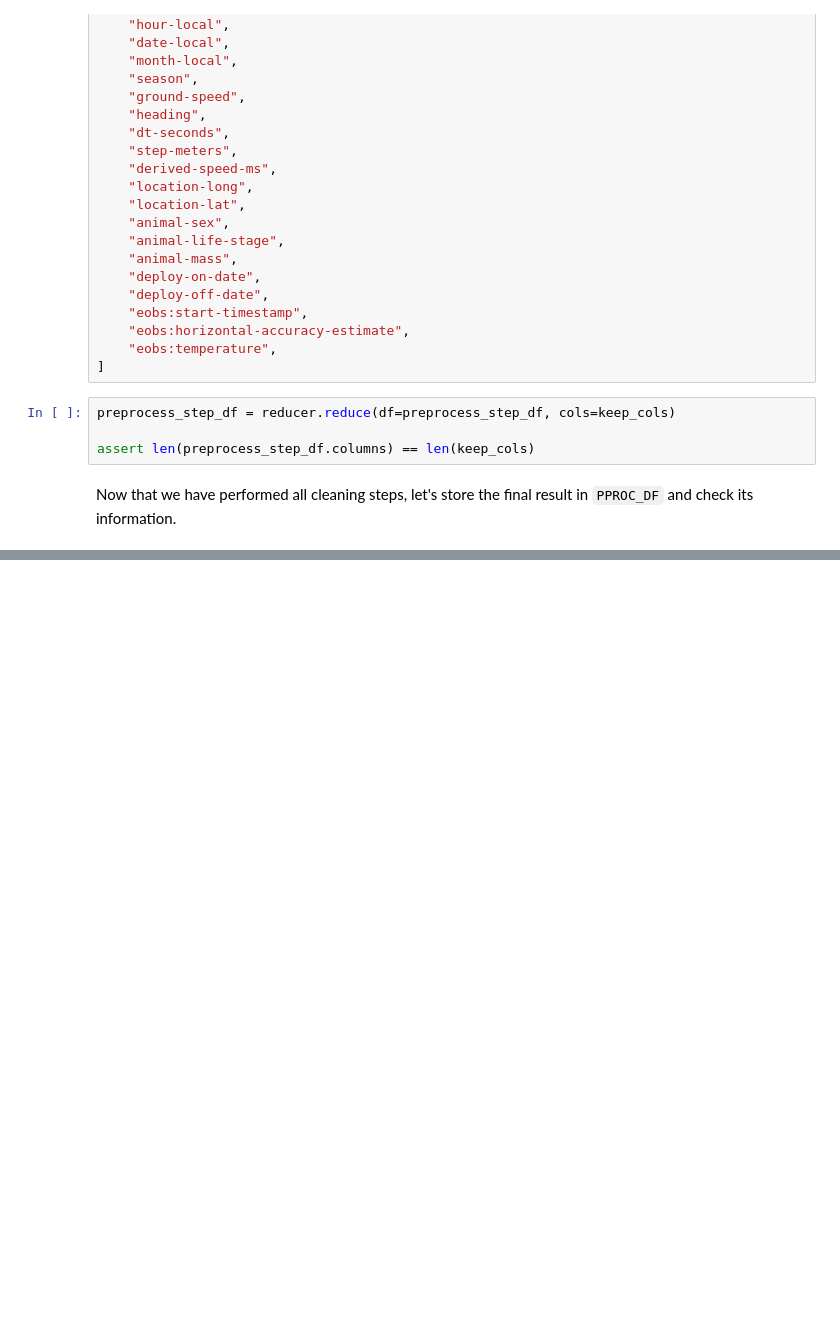
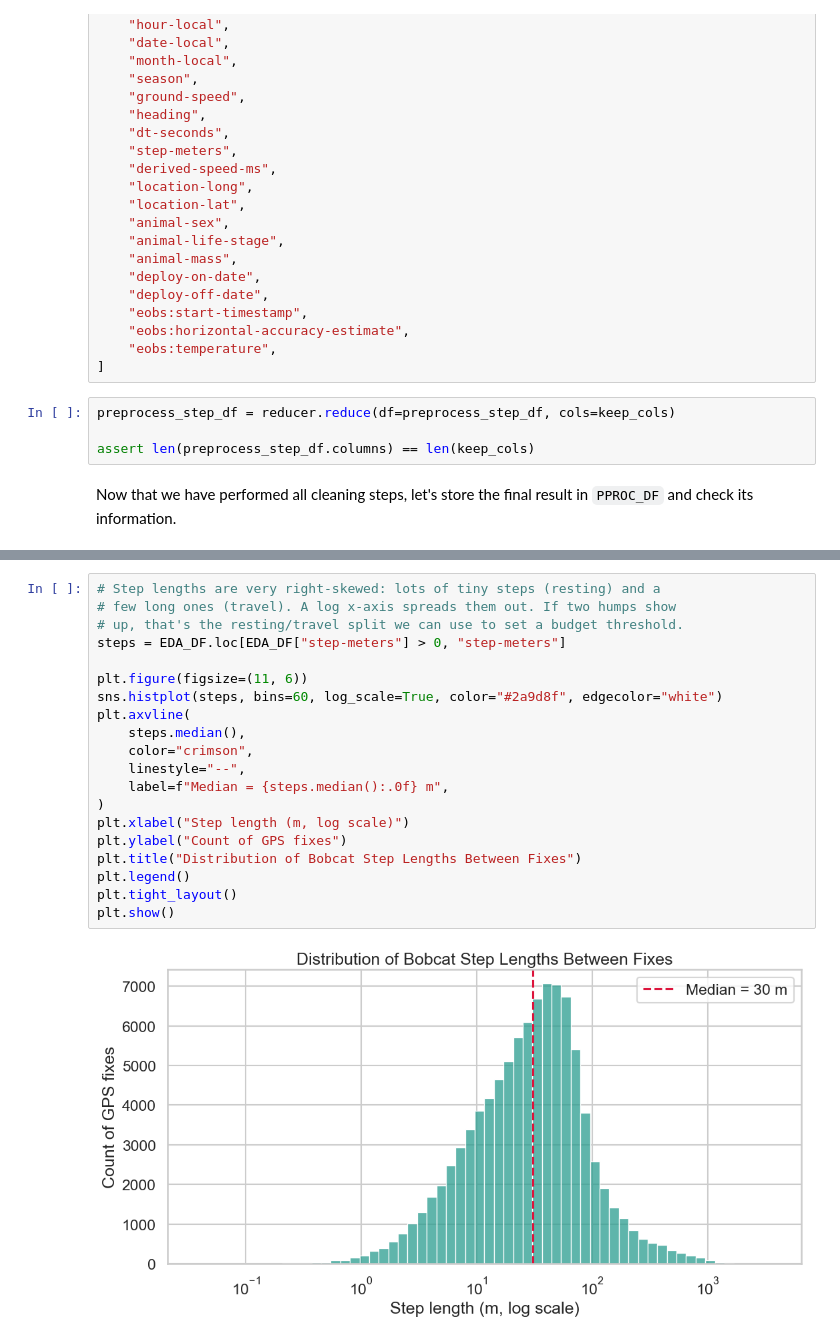
Before and after one commit to zrygan/animove, a Jupyter notebook: notebooks/data_processing.ipynb, the cells around one changed output, grey strips where cells are left out. Cells and saved outputs as stored; diff of their text form; blank space fills up the shorter version.

```diff
--- a/notebooks/data_processing.ipynb
+++ b/notebooks/data_processing.ipynb
@@ -494,0 +564,22 @@ The researcj questions?
+# %%
+# Step lengths are very right-skewed: lots of tiny steps (resting) and a
+# few long ones (travel). A log x-axis spreads them out. If two humps show
+# up, that's the resting/travel split we can use to set a budget threshold.
+steps = EDA_DF.loc[EDA_DF["step-meters"] > 0, "step-meters"]
+
+plt.figure(figsize=(11, 6))
+sns.histplot(steps, bins=60, log_scale=True, color="#2a9d8f", edgecolor="white")
+plt.axvline(
+    steps.median(),
+    color="crimson",
+    linestyle="--",
+    label=f"Median = {steps.median():.0f} m",
+)
+plt.xlabel("Step length (m, log scale)")
+plt.ylabel("Count of GPS fixes")
+plt.title("Distribution of Bobcat Step Lengths Between Fixes")
+plt.legend()
+plt.tight_layout()
+plt.show()
+# %% [output]
+[figure, added]
```
Also changed, not shown: parts of 20 cells of this notebook.
